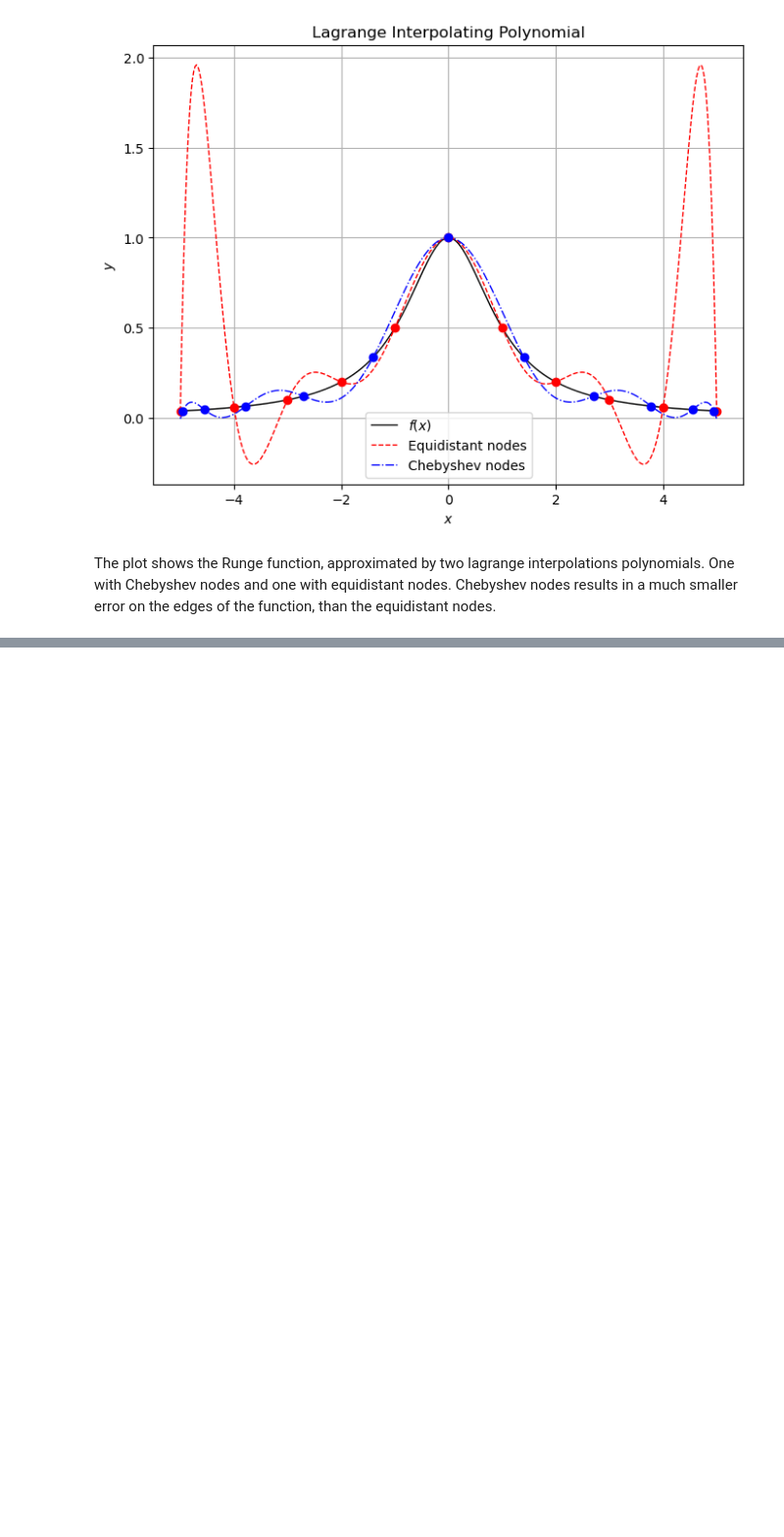
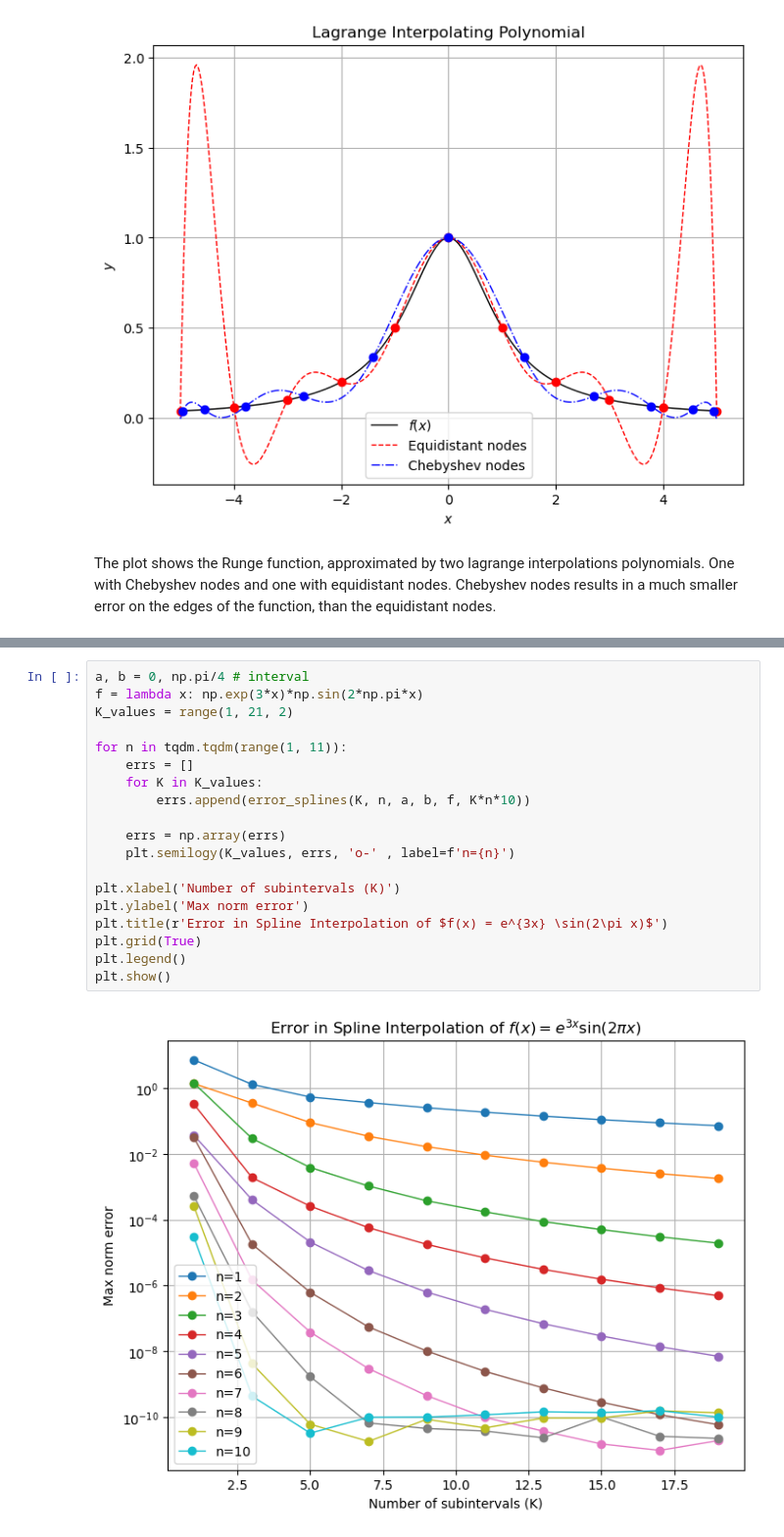
Before and after one commit to Benj181/NTNU-courses, a Jupyter notebook: NumMat/project01/report.ipynb, the cells around one changed output, grey strips where cells are left out. Shown: that part at 98% size. Saved outputs shown, nothing was run; the diff lists cells and outputs as text; blank space fills up the shorter version.

```diff
--- a/NumMat/project01/report.ipynb
+++ b/NumMat/project01/report.ipynb
@@ -257,0 +339,21 @@ The figures show the empirical interpolation error in the $L^\infty$ and $L^2$ n
+# %%
+a, b = 0, np.pi/4 # interval
+f = lambda x: np.exp(3*x)*np.sin(2*np.pi*x)
+K_values = range(1, 21, 2)
+
+for n in tqdm.tqdm(range(1, 11)):
+    errs = []
+    for K in K_values:
+        errs.append(error_splines(K, n, a, b, f, K*n*10))
+
+    errs = np.array(errs)
+    plt.semilogy(K_values, errs, 'o-' , label=f'n={n}')
+
+plt.xlabel('Number of subintervals (K)')
+plt.ylabel('Max norm error')
+plt.title(r'Error in Spline Interpolation of $f(x) = e^{3x} \sin(2\pi x)$')
+plt.grid(True)
+plt.legend()
+plt.show()
+# %% [output]
+[figure, added]
```
Also changed, not shown: parts of 24 cells of this notebook.
